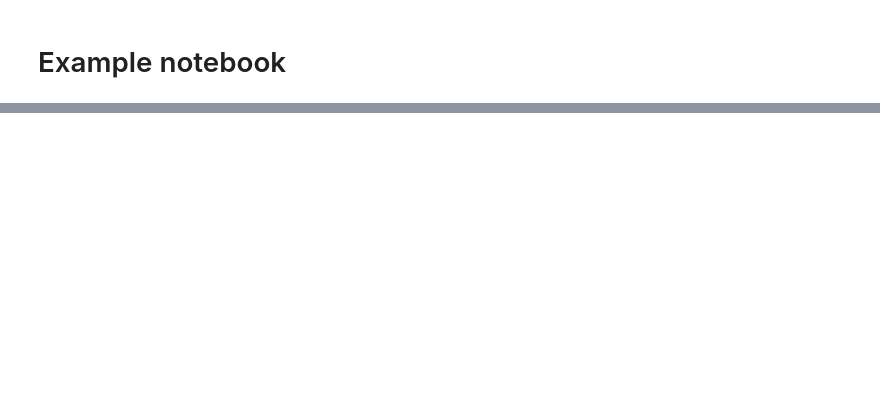
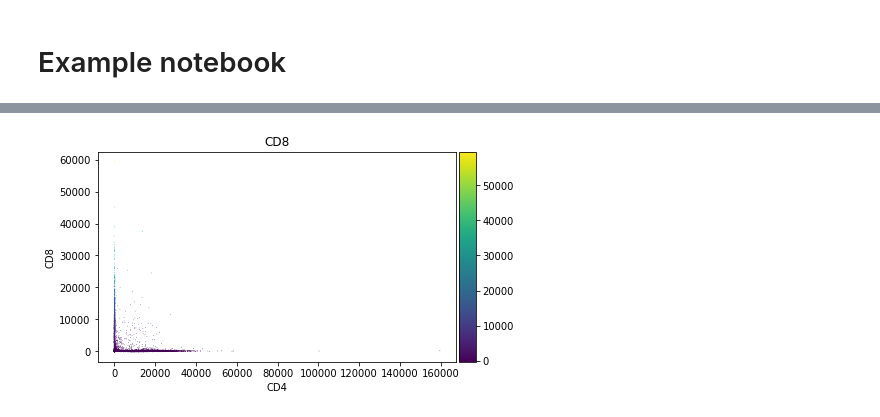
Before and after one commit to saeyslab/FlowSOM_Python, a Jupyter notebook: docs/notebooks/example.ipynb, the cells around one changed output, grey strips where cells are left out. Cells and saved outputs as stored; diff of their text form; code cells hidden in the pictures; blank space fills up the shorter version.

```diff
--- a/docs/notebooks/example.ipynb
+++ b/docs/notebooks/example.ipynb
@@ -28,0 +20,4 @@ Implement a preprocessing function here.
+# %%
+# Load data
+ff = fs.io.read_FCS("../../tests/data/not_preprocessed.fcs")
+ff
@@ -28,0 +70,6 @@ Implement a preprocessing function here.
+# %%
+# Visualize data
+
+sc.pl.scatter(ff, x="CD4", y="CD8", color="CD8", size=2)
+# %% [output]
+[figure, added]
```
Also changed, not shown: parts of 30 cells of this notebook, 11 other files.
